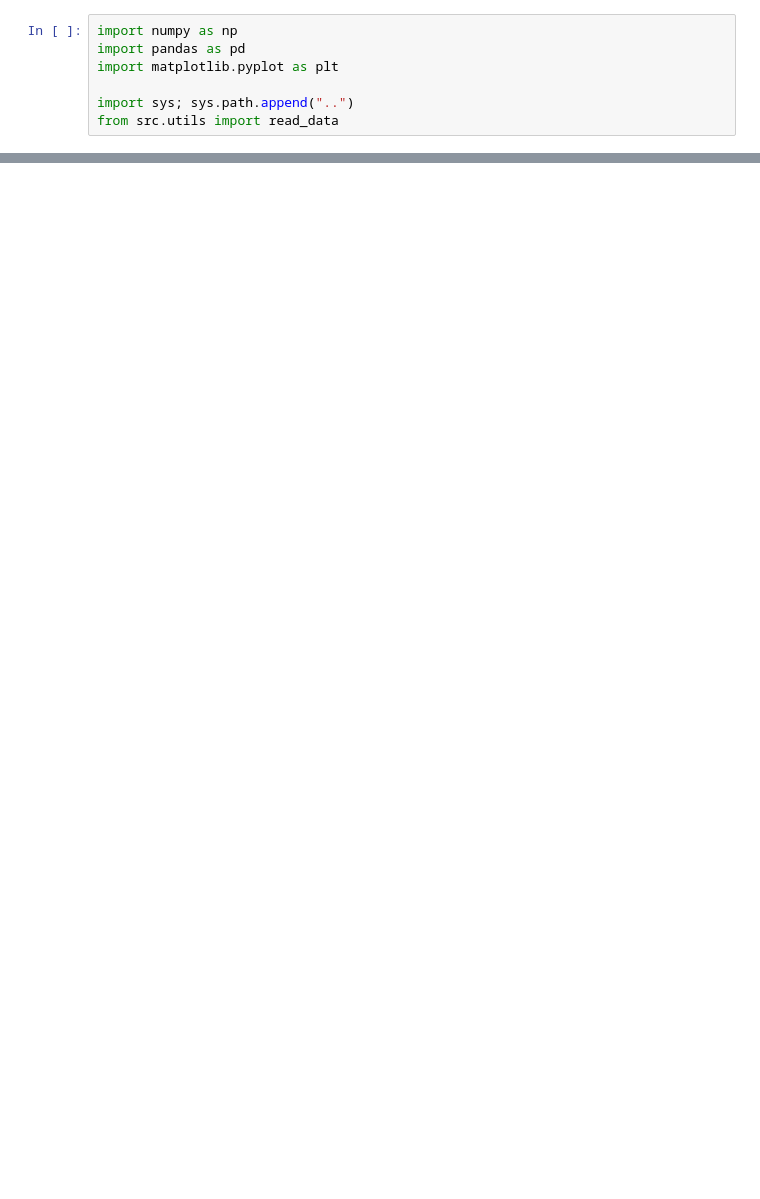
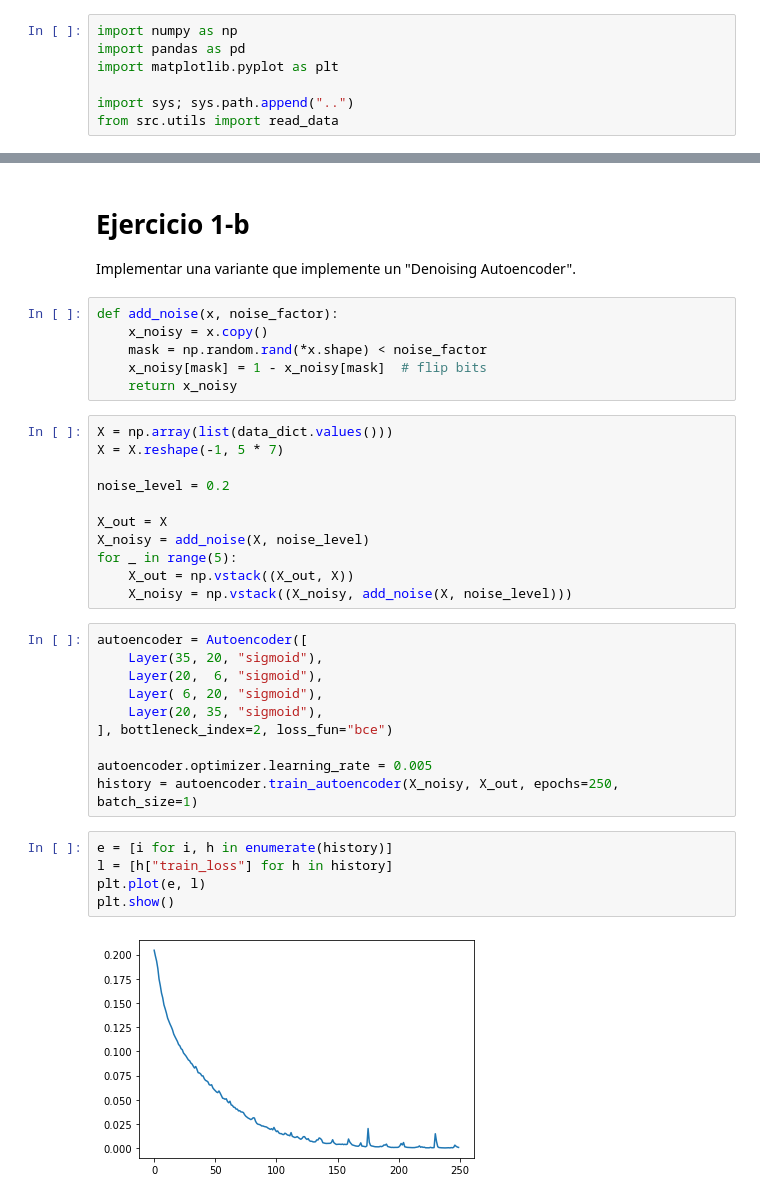
Before and after one commit to jbarberia/sia-tp5, a Jupyter notebook: notebooks/ejercicio1.ipynb, the cells around one changed output, grey strips where cells are left out. Cells and saved outputs as stored; diff of their text form; blank space fills up the shorter version.

Commit message:
Ejercicio 1

```diff
--- a/notebooks/ejercicio1.ipynb
+++ b/notebooks/ejercicio1.ipynb
@@ -46,0 +111,37 @@ plt.show()
+# %% [markdown]
+# Ejercicio 1-b
+Implementar una variante que implemente un "Denoising Autoencoder".
+# %%
+def add_noise(x, noise_factor):
+    x_noisy = x.copy()
+    mask = np.random.rand(*x.shape) < noise_factor
+    x_noisy[mask] = 1 - x_noisy[mask]  # flip bits
+    return x_noisy
+# %%
+X = np.array(list(data_dict.values()))
+X = X.reshape(-1, 5 * 7)
+
+noise_level = 0.2
+
+X_out = X
+X_noisy = add_noise(X, noise_level)
+for _ in range(5):
+ 	X_out = np.vstack((X_out, X))
+ 	X_noisy = np.vstack((X_noisy, add_noise(X, noise_level)))
+# %%
+autoencoder = Autoencoder([
+    Layer(35, 20, "sigmoid"),
+    Layer(20,  6, "sigmoid"),
+    Layer( 6, 20, "sigmoid"),
+    Layer(20, 35, "sigmoid"),
+], bottleneck_index=2, loss_fun="bce")
+
+autoencoder.optimizer.learning_rate = 0.005
+history = autoencoder.train_autoencoder(X_noisy, X_out, epochs=250, batch_size=1)
+# %%
+e = [i for i, h in enumerate(history)]
+l = [h["train_loss"] for h in history]
+plt.plot(e, l)
+plt.show()
+# %% [output]
+[figure, added]
```
Also changed, not shown: parts of 11 cells of this notebook, 2 other files.
